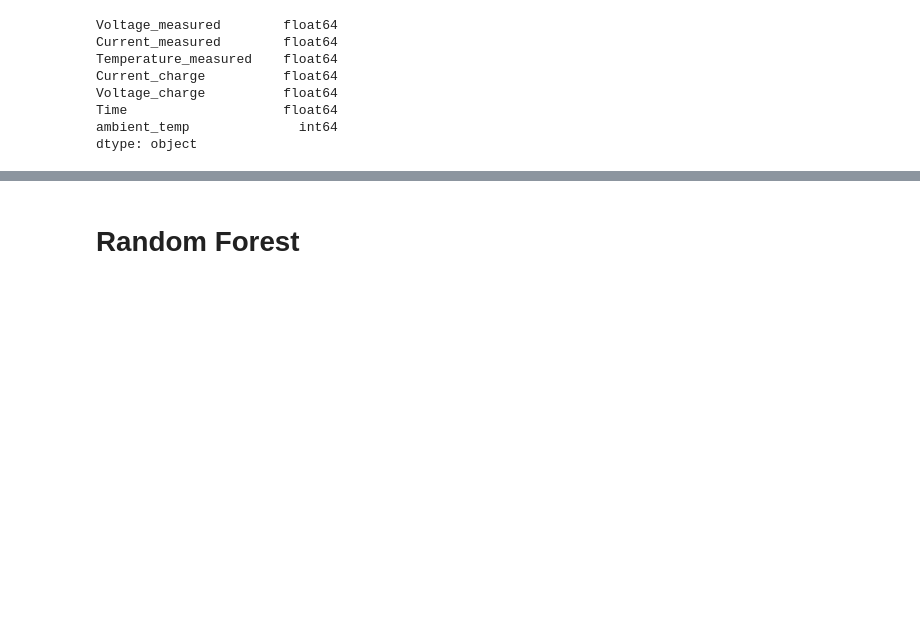
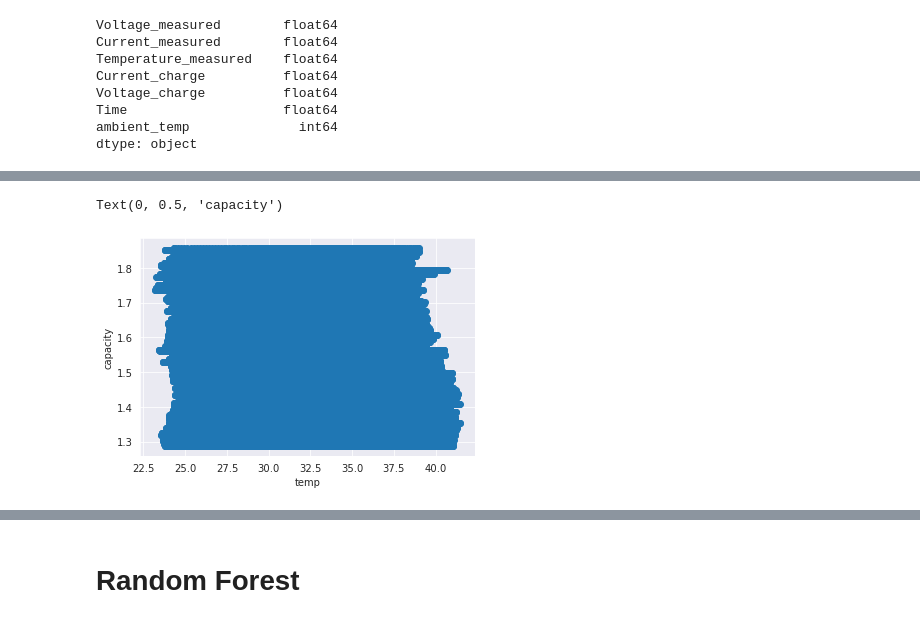
Before and after one commit to kathrinthenhausen/EnergySystems, a Jupyter notebook: Classification.ipynb, the cells around one changed output, grey strips where cells are left out. Cells and saved outputs as stored; diff of their text form; code cells hidden in the pictures; blank space fills up the shorter version.

```diff
--- a/Classification.ipynb
+++ b/Classification.ipynb
@@ -134,0 +149,8 @@ plt.show()
+# %%
+matplotlib.pyplot.scatter(corr_data["Temperature_measured"], corr_data["Capacity"])
+matplotlib.pyplot.xlabel("temp")
+matplotlib.pyplot.ylabel("capacity")
+# though, plotted here, there seems to be no correlation between?
+# %% [output]
+Text(0, 0.5, 'capacity')
+[figure, added]
```
Also changed, not shown: parts of 13 cells of this notebook.
